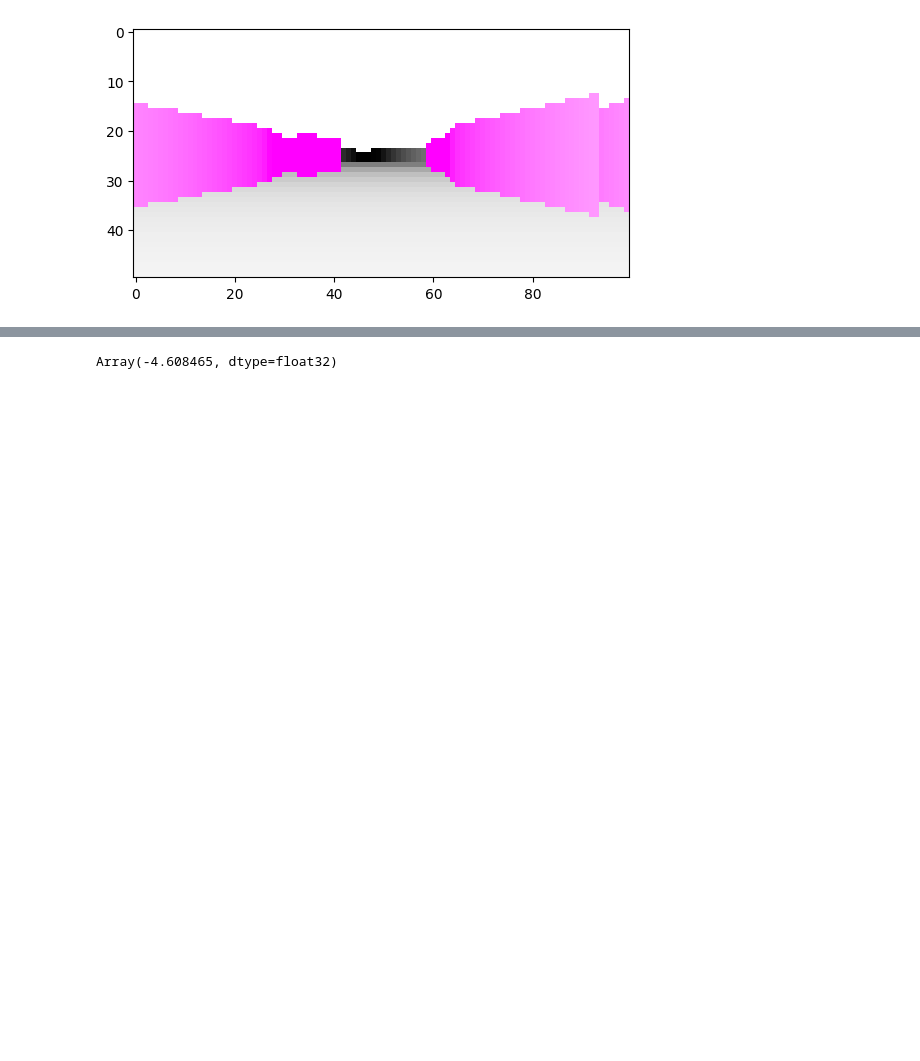
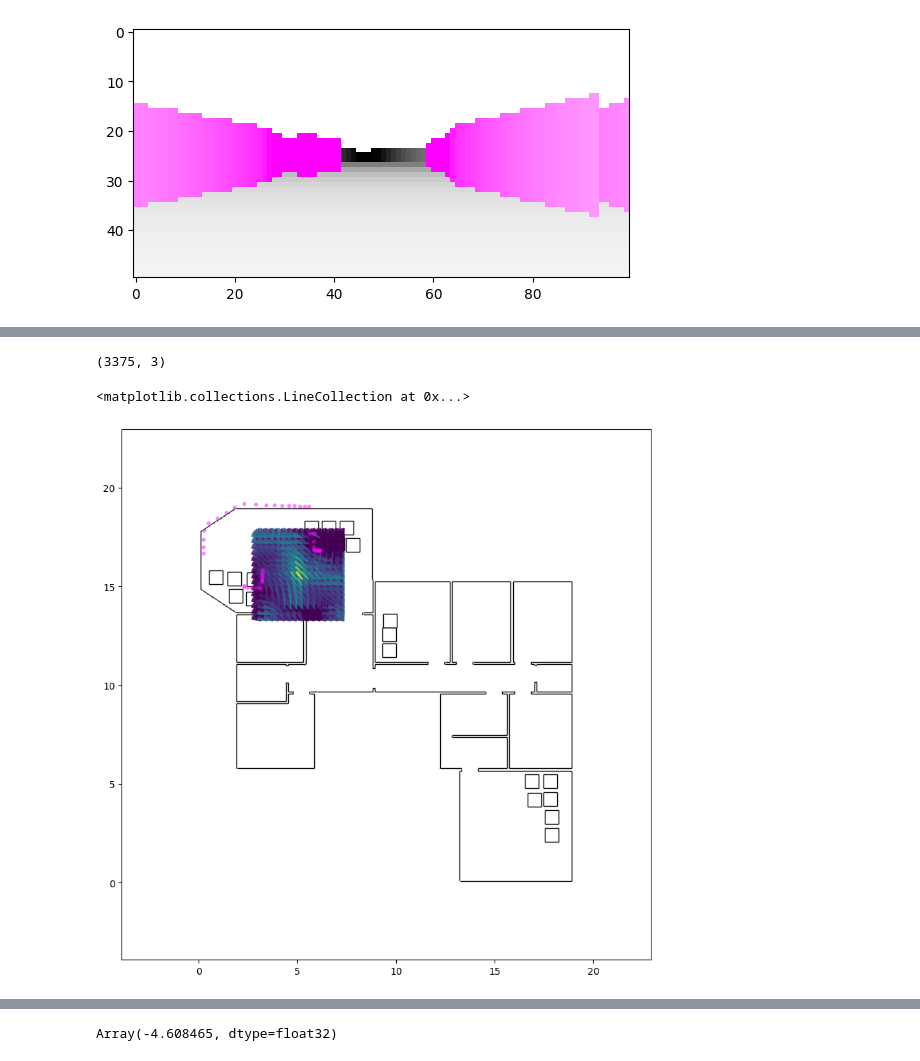
Before and after one commit to mirkoklukas/bayes3d, a Jupyter notebook: scripts/notebooks/_mkl/04a - 2d Slam in Bayes3D.ipynb, the cells around one changed output, grey strips where cells are left out. Saved outputs shown, nothing was run; the diff lists cells and outputs as text; code cells hidden in the pictures; blank space fills up the shorter version.

```diff
--- a/scripts/notebooks/_mkl/04a - 2d Slam in Bayes3D.ipynb
+++ b/scripts/notebooks/_mkl/04a - 2d Slam in Bayes3D.ipynb
@@ -400,0 +405,34 @@ key = more_keys(key)
+# %%
+# Make a grid proposal
+shape = (15, 15, 15)
+res = jnp.array([0.3, 0.3, 90/shape[2]/180*jnp.pi])
+grid_proposal = make_grid_pose_proposal(key, shape, res)
+
+# Get proposal
+key= more_keys(key)
+q, (vs, sc) = grid_proposal(tr0)(key)
+
+
+order = jnp.argsort(sc)
+sc_   = jnp.clip(sc,jnp.quantile(sc, 0.1), jnp.max(sc))
+cs    = plt.cm.viridis(plt.Normalize()(sc_))
+a = vs[:,:2]
+b = a + 0.5*jax.vmap(unit_vec)(vs[:,2])
+
+seg_color = "k"
+PAD = 4
+
+# ---------------------
+plt.figure(figsize=(10,10))
+plt.gca().set_aspect(1)
+# zoom_in(plt.gca(), q[:2], PAD)
+zoom_in(plt.gca(), _bb, PAD)
+plot_segs(plt.gca(), _segs, c=seg_color, zorder=1)
+plot_segs(plt.gca(), _boxes, c=seg_color, zorder=1)
+# plt.scatter(*apply_2dpose(q_, xs).T, s=10, c="blue", alpha=0.4, zorder=2, )
+plt.scatter(*apply_2dpose(q, xs).T, s=10, c="magenta", alpha=0.4, zorder=2, )
+plt.gca().add_collection(line_collection(a[order],b[order], c=cs[order], zorder=1))
+# %% [output]
+(3375, 3)
+<matplotlib.collections.LineCollection at 0x...>
+[figure, added]
```
Also changed, not shown: parts of 29 cells of this notebook, 4 other files.
